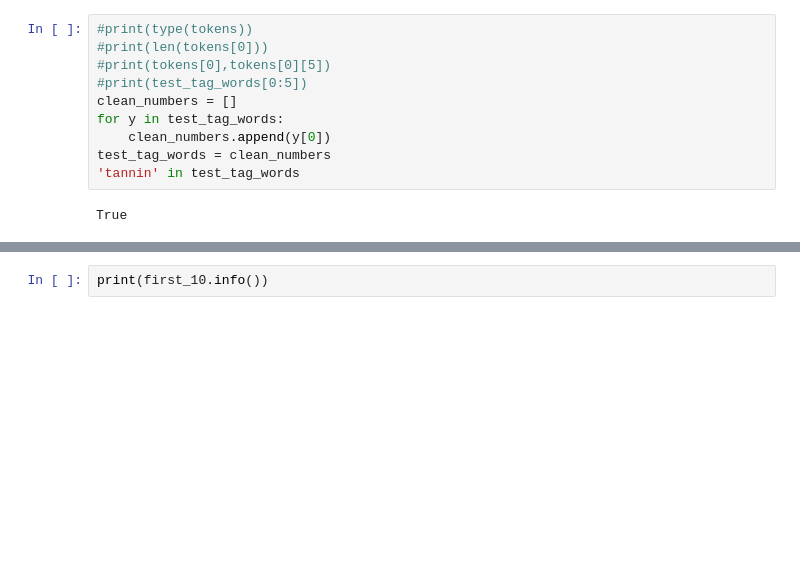
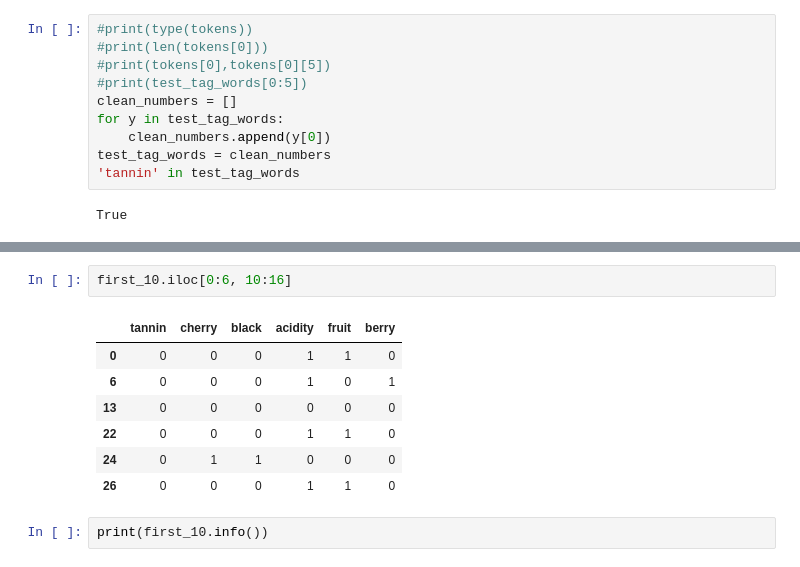
Before and after one commit to mesmith027/Insight_python_project, a Jupyter notebook: notebooks/QL_wine_working.ipynb, the cells around one changed output, grey strips where cells are left out. Cells and saved outputs as stored; diff of their text form; blank space fills up the shorter version.

```diff
--- a/notebooks/QL_wine_working.ipynb
+++ b/notebooks/QL_wine_working.ipynb
@@ -399,5 +410,15 @@ print(first_10.head())
 
 [5 rows x 40 columns]
+# %%
+first_10.iloc[0:6, 10:16]
+# %% [output]
+|  | tannin | cherry | black | acidity | fruit | berry |
+| 0 | 0 | 0 | 0 | 1 | 1 | 0 |
+| 6 | 0 | 0 | 0 | 1 | 0 | 1 |
+| 13 | 0 | 0 | 0 | 0 | 0 | 0 |
+| 22 | 0 | 0 | 0 | 1 | 1 | 0 |
+| 24 | 0 | 1 | 1 | 0 | 0 | 0 |
+| 26 | 0 | 0 | 0 | 1 | 1 | 0 |
 # %%
 print(first_10.info())
 # %% [output]
```
Also changed, not shown: parts of 2 cells of this notebook, 25 other files.
